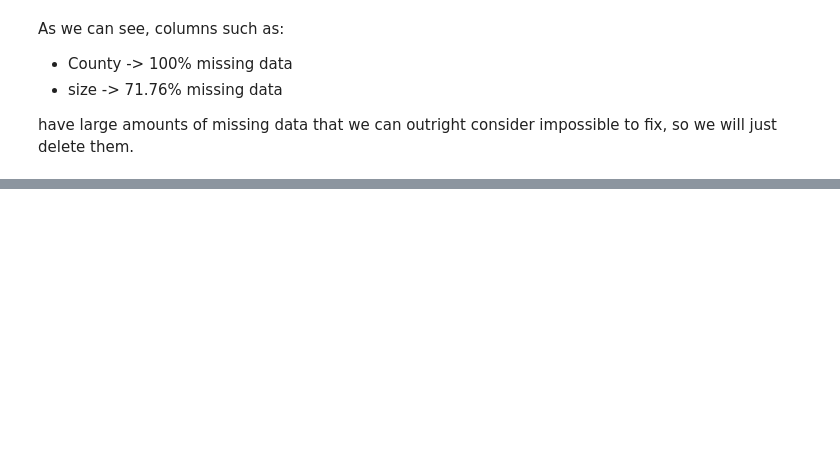
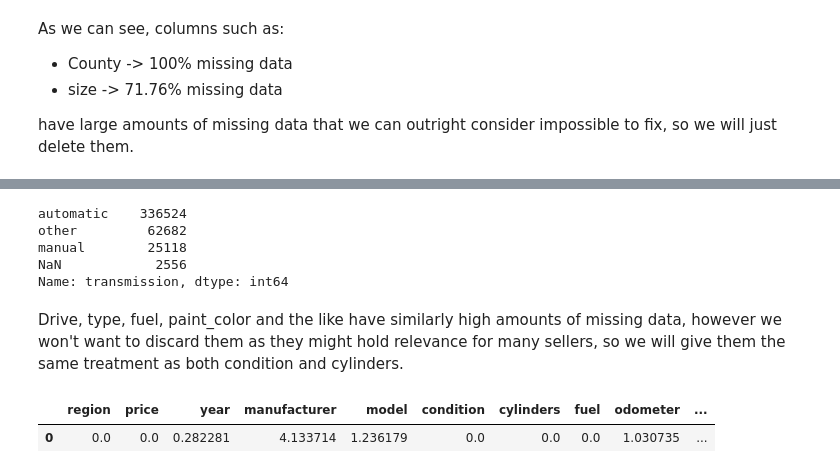
Before and after one commit to alexkingsing/used_cars, a Jupyter notebook: Used_cars_Dev.ipynb, the cells around one changed output, grey strips where cells are left out. Saved outputs shown, nothing was run; the diff lists cells and outputs as text; code cells hidden in the pictures; blank space fills up the shorter version.

Commit message:
completed data cleaning

```diff
--- a/Used_cars_Dev.ipynb
+++ b/Used_cars_Dev.ipynb
@@ -85,0 +177,2 @@ In general, region seems to be related to the seller's location.
+# %%
+df = df.drop(columns = "description")
@@ -85,0 +195,5 @@ In general, region seems to be related to the seller's location.
+# %%
+# It seems condition is a simply a string describing the state of the vehicle, possibly from a dropdown menu.
+# In this case, instead of getting rid of the non-provided data we can fill with a placeholder string
+df["condition"] = df["condition"].fillna(value = "not_provided")
+df["condition"].value_counts(dropna = False)
@@ -85,0 +224,3 @@ In general, region seems to be related to the seller's location.
+# %%
+df["cylinders"] = df["cylinders"].fillna(value = "not_provided")
+df["cylinders"].value_counts(dropna = False)
@@ -85,0 +302,23 @@ In general, region seems to be related to the seller's location.
+# %%
+df["transmission"].value_counts(dropna = False)
+# %% [output]
+automatic    336524
+other         62682
+manual        25118
+NaN            2556
+Name: transmission, dtype: int64
+# %% [markdown]
+Drive, type, fuel, paint_color and the like have similarly high amounts of missing data, however we won't want to discard them as they might hold relevance for many sellers, so we will give them the same treatment as both condition and cylinders.
+# %%
+df["drive"] = df["drive"].fillna(value = "not_provided")
+df["type"] = df["type"].fillna(value = "not_provided")
+df["paint_color"] = df["paint_color"].fillna(value = "not_provided")
+df["fuel"] = df["fuel"].fillna(value = "not_provided")
+df["title_status"] = df["title_status"].fillna(value = "not_provided")
+df["transmission"] = df["transmission"].fillna(value = "not_provided")
+# %%
+# Let's recalculate the missing to see how much we have done
+(df.isna().sum() * 100 / df.shape[0]).to_frame().T
+# %% [output]
+|  | region | price | year | manufacturer | model | condition | cylinders | fuel | odometer | ... |
+| 0 | 0.0 | 0.0 | 0.282281 | 4.133714 | 1.236179 | 0.0 | 0.0 | 0.0 | 1.030735 | ... |
```
Also changed, not shown: parts of 39 cells of this notebook.
